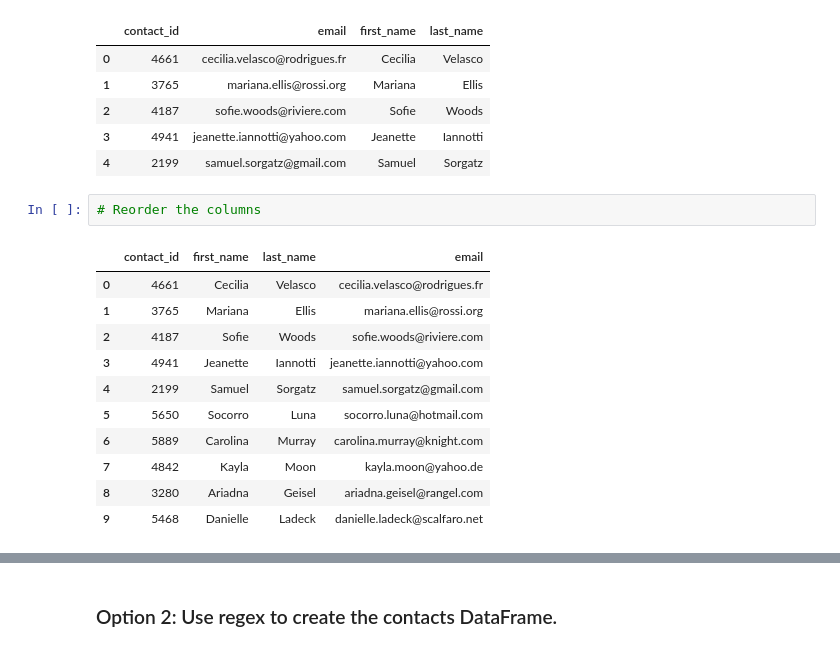
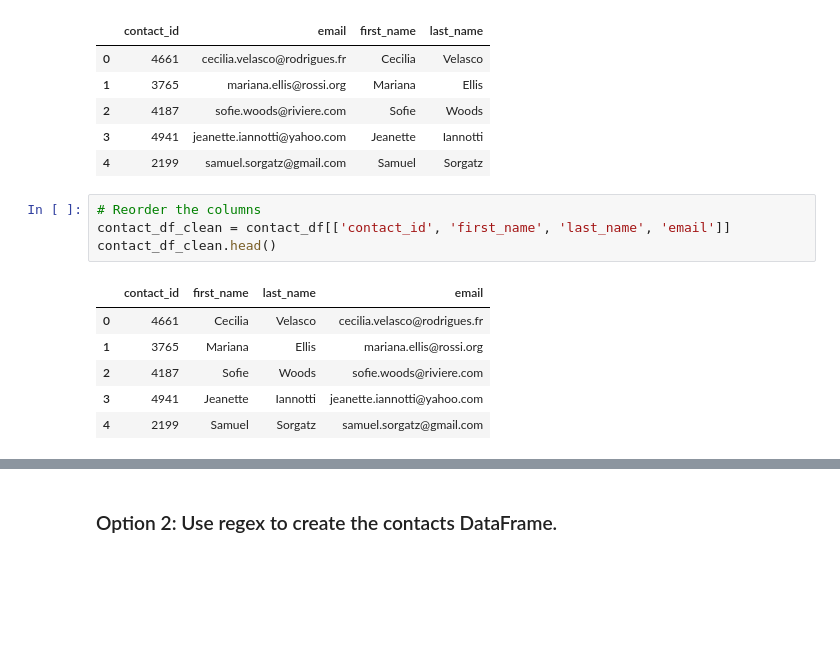
Before and after one commit to Aijha/Crowdfunding_ETL, a Jupyter notebook: 01-Ins_ETL_Mini_Project/Starter_Files/project2_AReed_MGarcia.ipynb, the cells around one changed output, grey strips where cells are left out. Saved outputs shown, nothing was run; the diff lists cells and outputs as text; blank space fills up the shorter version.

```diff
--- a/01-Ins_ETL_Mini_Project/Starter_Files/project2_AReed_MGarcia.ipynb
+++ b/01-Ins_ETL_Mini_Project/Starter_Files/project2_AReed_MGarcia.ipynb
@@ -411,17 +411,14 @@ contact_df.head()
 | 4 | 2199 | samuel.sorgatz@gmail.com | Samuel | Sorgatz |
 # %%
 # Reorder the columns
+contact_df_clean = contact_df[['contact_id', 'first_name', 'last_name', 'email']]
+contact_df_clean.head()
 # %% [output]
 |  | contact_id | first_name | last_name | email |
 | 0 | 4661 | Cecilia | Velasco | cecilia.velasco@rodrigues.fr |
 | 1 | 3765 | Mariana | Ellis | mariana.ellis@rossi.org |
 | 2 | 4187 | Sofie | Woods | sofie.woods@riviere.com |
 | 3 | 4941 | Jeanette | Iannotti | jeanette.iannotti@yahoo.com |
 | 4 | 2199 | Samuel | Sorgatz | samuel.sorgatz@gmail.com |
-| 5 | 5650 | Socorro | Luna | socorro.luna@hotmail.com |
-| 6 | 5889 | Carolina | Murray | carolina.murray@knight.com |
-| 7 | 4842 | Kayla | Moon | kayla.moon@yahoo.de |
-| 8 | 3280 | Ariadna | Geisel | ariadna.geisel@rangel.com |
-| 9 | 5468 | Danielle | Ladeck | danielle.ladeck@scalfaro.net |
 # %%
 # Check the datatypes one more time before exporting as CSV file.
```
Also changed, not shown: parts of 2 cells of this notebook, 1 other file.
